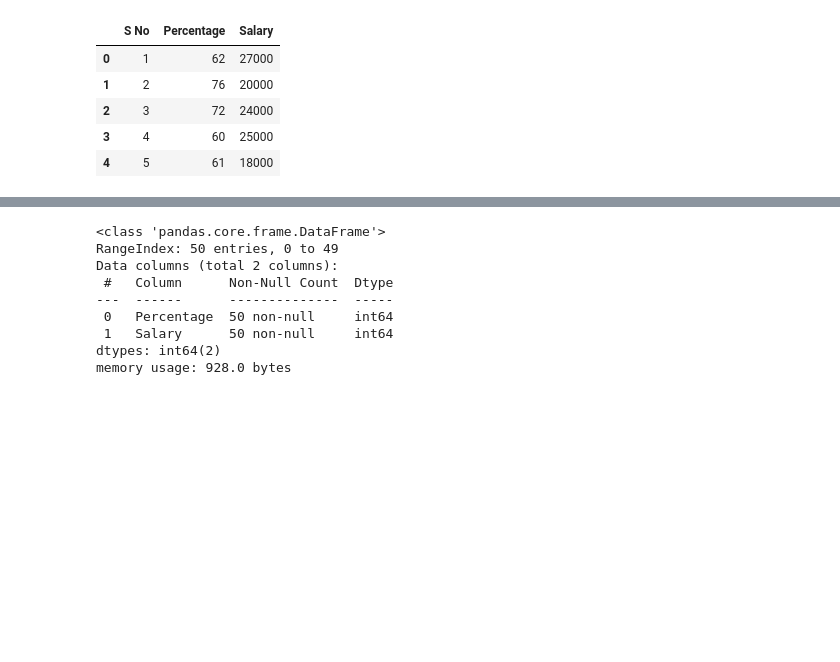
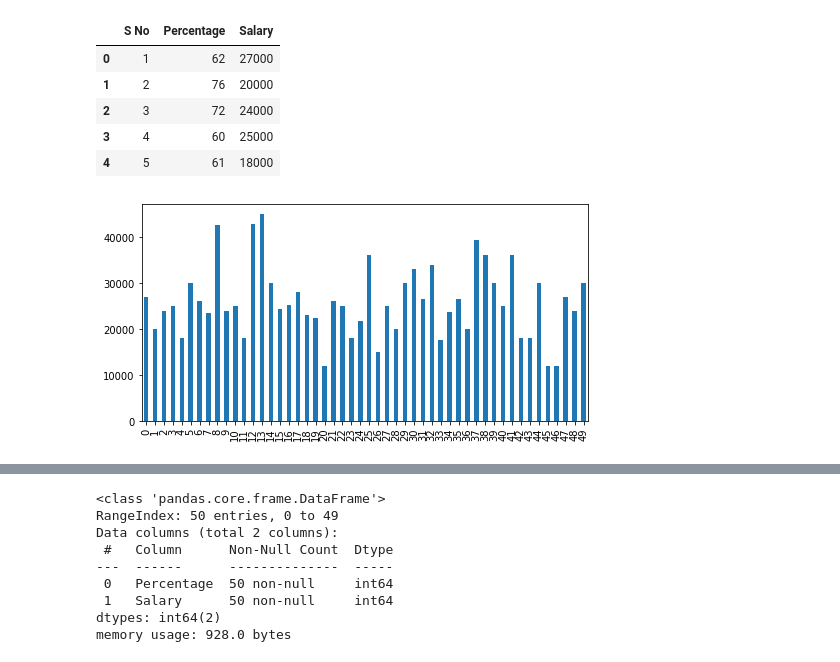
Before and after one commit to raviakasapu/MachineLearning, a Jupyter notebook: ML_Simple_Linear_Regression.ipynb, the cells around one changed output, grey strips where cells are left out. Saved outputs shown, nothing was run; the diff lists cells and outputs as text; code cells hidden in the pictures; blank space fills up the shorter version.

```diff
--- a/ML_Simple_Linear_Regression.ipynb
+++ b/ML_Simple_Linear_Regression.ipynb
@@ -27,3 +30,8 @@ salary.head(5)
 | 4 | 5 | 61 | 18000 |
 # %%
 salary.drop('S No', axis=1, inplace=True)
+# %%
+salary['Salary'].plot.bar(figsize=[8, 4])
+plt.show()
+# %% [output]
+[figure, added]
```
Also changed, not shown: parts of 8 cells of this notebook.
